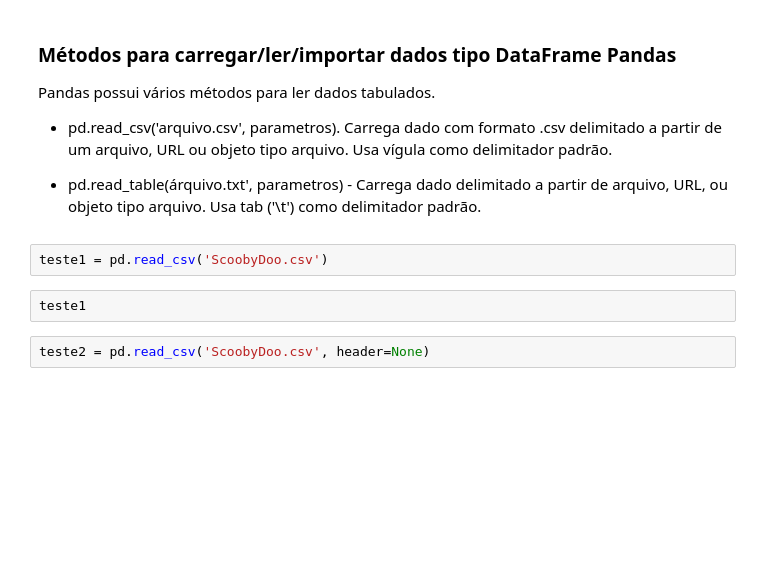
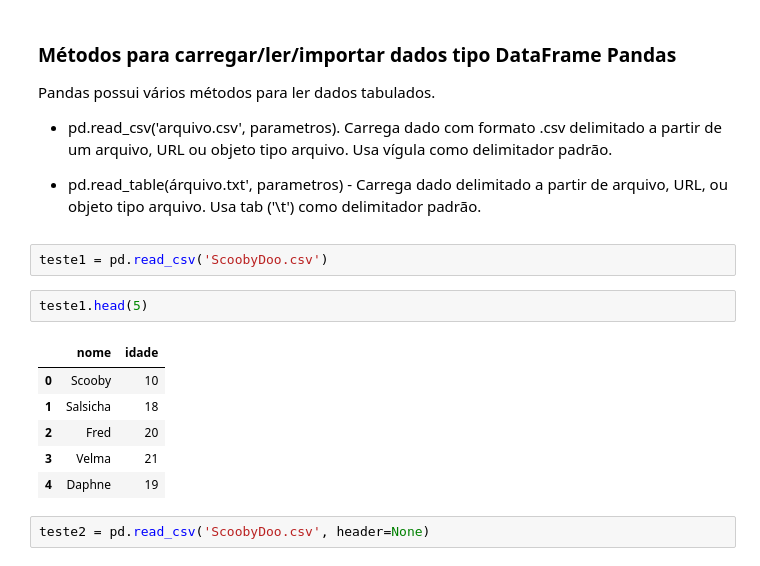
Before and after one commit to ecalasans/notebooksPython, a Jupyter notebook: Aula_4_-_Pacote_Pandas_Parte__I.ipynb, the cells around one changed output. Saved outputs shown, nothing was run; the diff lists cells and outputs as text; blank space fills up the shorter version.

```diff
--- a/Aula_4_-_Pacote_Pandas_Parte__I.ipynb
+++ b/Aula_4_-_Pacote_Pandas_Parte__I.ipynb
@@ -763,7 +1228,14 @@ Pandas possui vários métodos para ler dados tabulados.
 # %%
 teste1 = pd.read_csv('ScoobyDoo.csv')
 # %%
-teste1
+teste1.head(5)
+# %% [output]
+|  | nome | idade |
+| 0 | Scooby | 10 |
+| 1 | Salsicha | 18 |
+| 2 | Fred | 20 |
+| 3 | Velma | 21 |
+| 4 | Daphne | 19 |
 # %%
 teste2 = pd.read_csv('ScoobyDoo.csv', header=None)
 # %%
```
Also changed, not shown: parts of 87 cells of this notebook, 1 other file.
